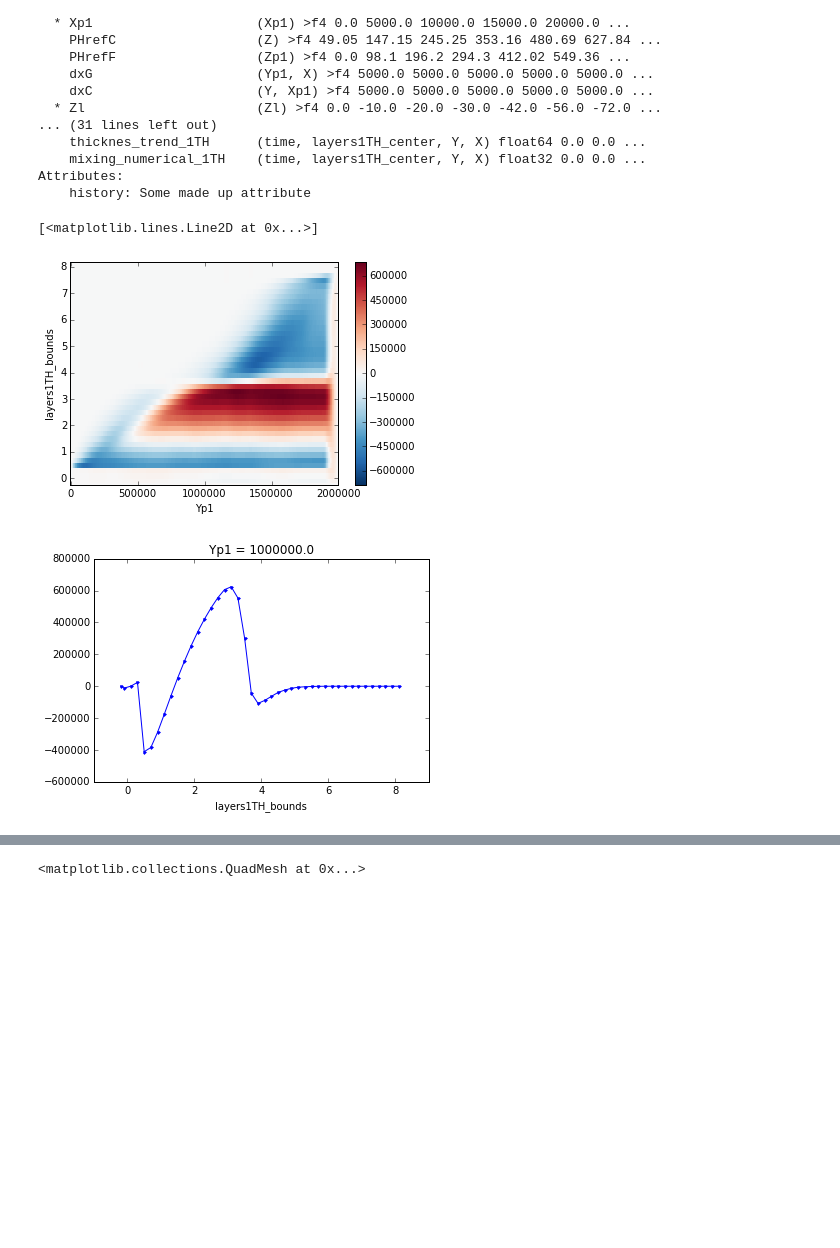
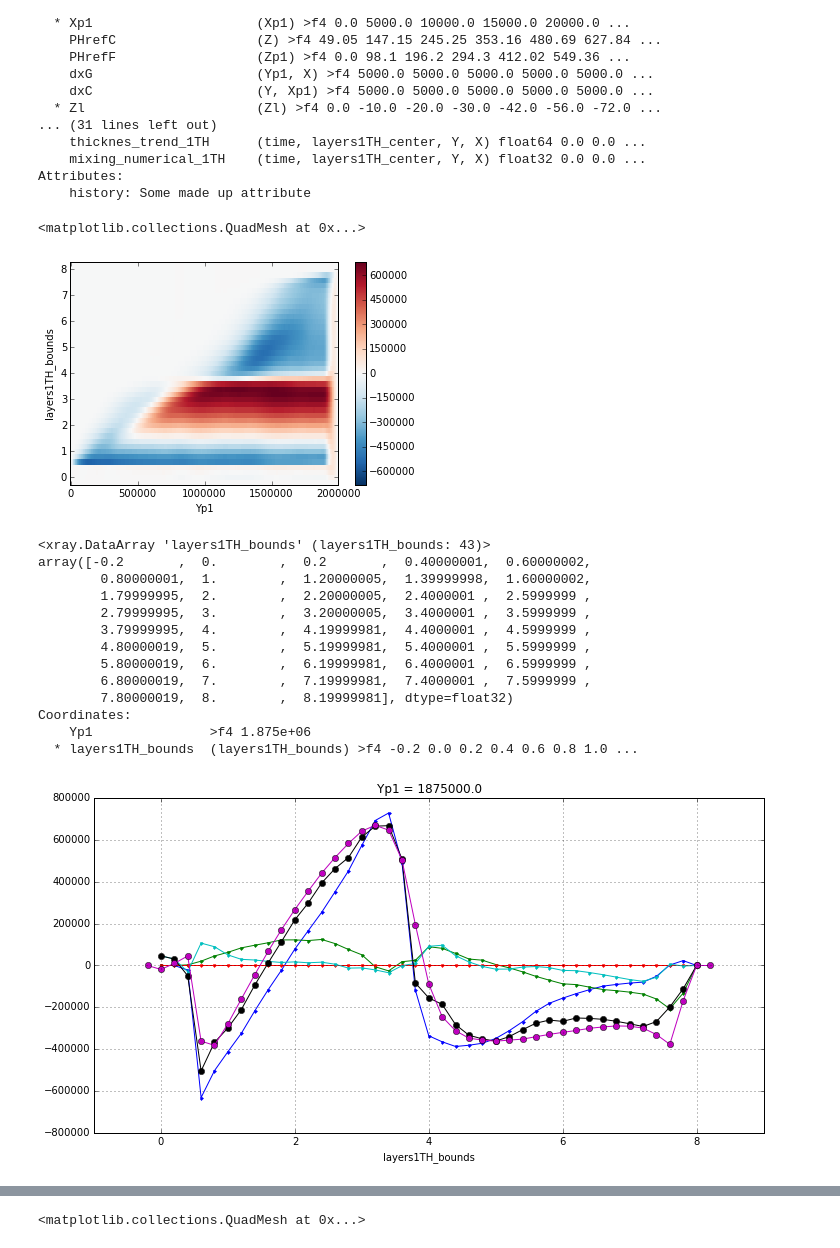
Before and after one commit to dhruvbalwada/watermass, a Jupyter notebook: global_latlon_layers_analysis/layers_analysis_channel_xray.ipynb, the cells around one changed output, grey strips where cells are left out. Saved outputs shown, nothing was run; the diff lists cells and outputs as text; code cells hidden in the pictures; blank space fills up the shorter version.

```diff
--- a/global_latlon_layers_analysis/layers_analysis_channel_xray.ipynb
+++ b/global_latlon_layers_analysis/layers_analysis_channel_xray.ipynb
@@ -13,7 +13,8 @@ deltaT = 900
 iters_trend = [iter0-delta_iter, iter0]
 
 #ddir = '/data/scratch/rpa/channel_moc/GCM/run_Kr_8e5'
-ddir = '/data/scratch/rpa/channel_moc/GCM/run_K4_1e8'
+#ddir = '/data/scratch/rpa/channel_moc/GCM/run_K4_1e8'
+ddir = '/data/scratch/rpa/channel_moc/GCM/run'
 ds = xgcm.open_mdsdataset(ddir, [iter0], deltaT=deltaT,
             prefix=['DiagLAYERS-diapycnal','DiagLAYERS-transport'])
 gcm = xgcm.GCMDataset(ds)
@@ -241,11 +242,46 @@ ds['w_numerical'] = w_numerical
 # %%
 psi = -pad_array(gcm,
         np.cumsum((ds.LaVH1TH.mean(dim=('time'))*ds.dxG).sum(dim='X'), axis=0),
         (0,None), dim='layers1TH_center', newdim='layers1TH_bounds')
+# fix up the coordinate
+psi.layers1TH_bounds.data = ds.layers1TH_bounds.data
+
 psi.plot()
-plt.figure()
-psi[:,200].plot(marker='.')
 # %% [output]
-[<matplotlib.lines.Line2D at 0x...>]
+<matplotlib.collections.QuadMesh at 0x...>
-[figure, old version]
+[figure, new version]
-[figure, removed]
+# %%
+def plot_transformation(array, ax, jmax=25, **kwargs):
+    omega = (array * ds.rA).mean(dim='time')[:,:-jmax].sum(dim=('X','Y'))
+    omega.plot(ax=ax, **kwargs)
+
+fig, ax = plt.subplots(figsize=(12,6))
+
+plot_transformation(ds.LaTs1TH, ax, marker='.')
+plot_transformation(ds.LaTz1TH, ax, marker='.')
+plot_transformation(ds.LaTh1TH, ax, marker='.')
+plot_transformation(-ds.w_numerical, ax, marker='.')
+
+net = (ds.LaTs1TH + ds.LaTz1TH + ds.LaTh1TH - ds.w_numerical)
+plot_transformation(net, ax, marker='o', color='k')
+
+p = psi[:,-25]
+p.plot(ax=ax, marker='o', color='m')
+
+print p.layers1TH_bounds
+plt.grid()
+# %% [output]
+<xray.DataArray 'layers1TH_bounds' (layers1TH_bounds: 43)>
+array([-0.2       ,  0.        ,  0.2       ,  0.40000001,  0.60000002,
+        0.80000001,  1.        ,  1.20000005,  1.39999998,  1.60000002,
+        1.79999995,  2.        ,  2.20000005,  2.4000001 ,  2.5999999 ,
+        2.79999995,  3.        ,  3.20000005,  3.4000001 ,  3.5999999 ,
+        3.79999995,  4.        ,  4.19999981,  4.4000001 ,  4.5999999 ,
+        4.80000019,  5.        ,  5.19999981,  5.4000001 ,  5.5999999 ,
+        5.80000019,  6.        ,  6.19999981,  6.4000001 ,  6.5999999 ,
+        6.80000019,  7.        ,  7.19999981,  7.4000001 ,  7.5999999 ,
+        7.80000019,  8.        ,  8.19999981], dtype=float32)
+Coordinates:
+    Yp1               >f4 1.875e+06
+  * layers1TH_bounds  (layers1TH_bounds) >f4 -0.2 0.0 0.2 0.4 0.6 0.8 1.0 ...
+[figure, added]
```
Also changed, not shown: parts of 6 cells of this notebook.
